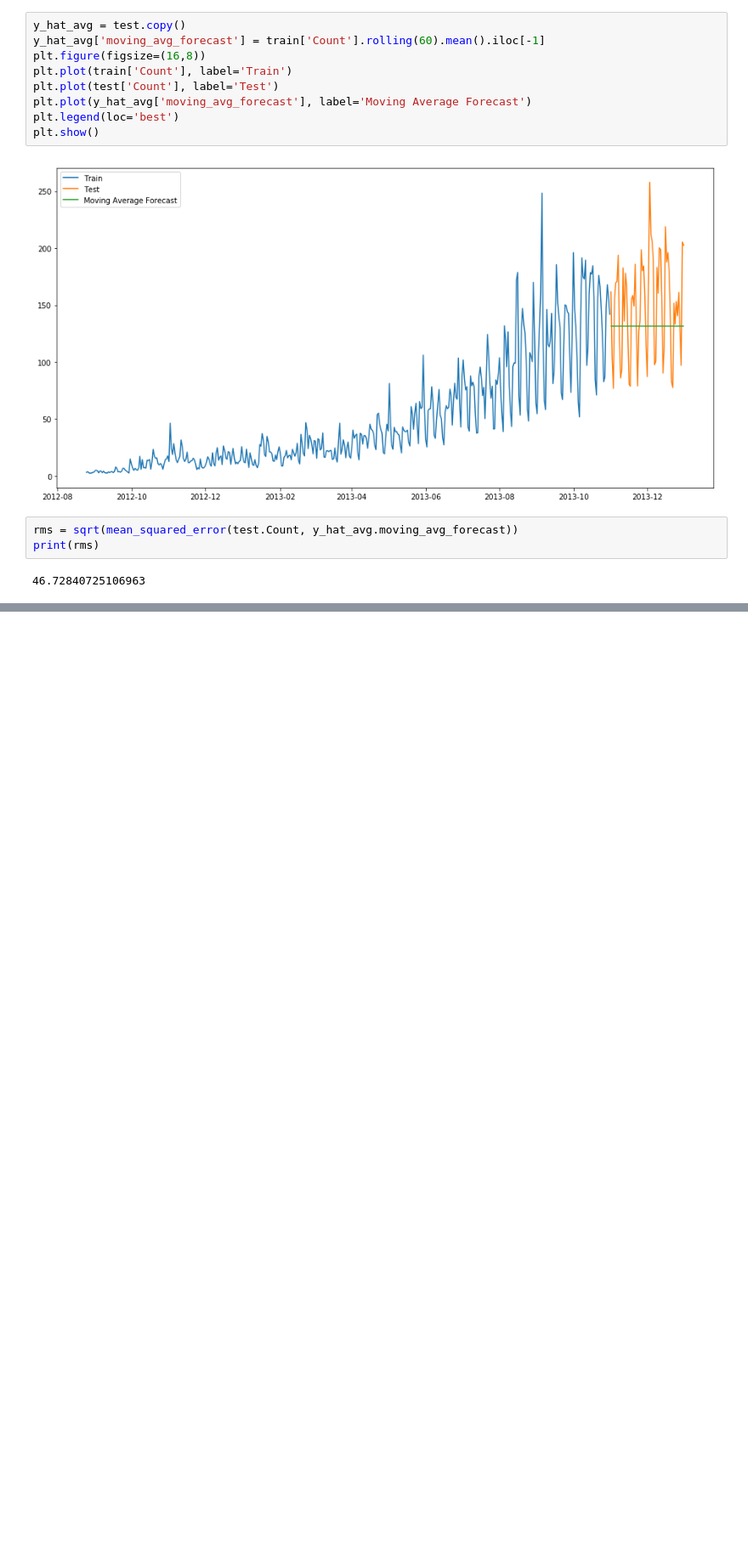
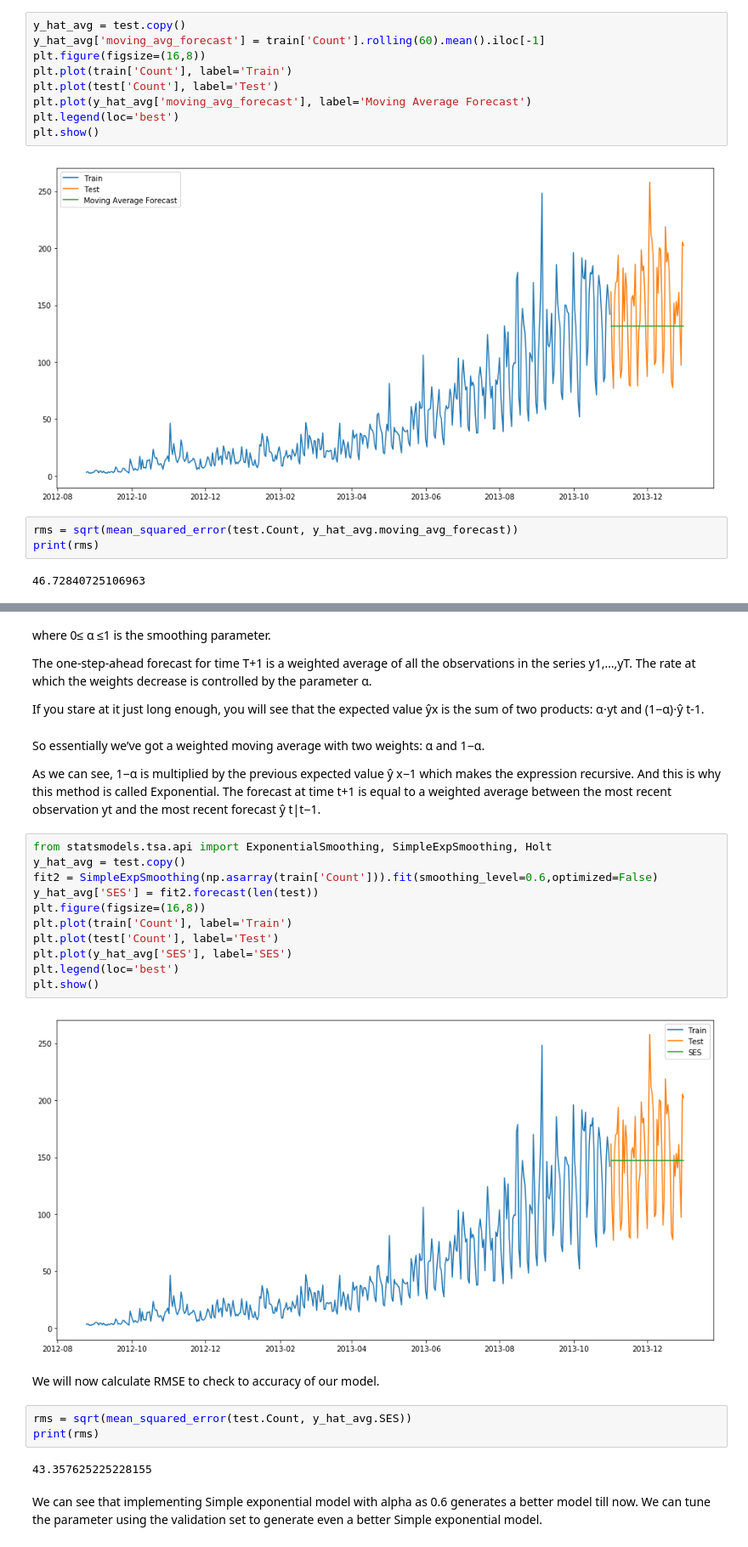
Before and after one commit to Lplenka/DS_NN, a Jupyter notebook: time_series/Time_Series_using_statsmodel.ipynb, the cells around one changed output, grey strips where cells are left out. Shown at 85% size. Cells and saved outputs as stored; diff of their text form; blank space fills up the shorter version.

Commit message:
Simple Exponential Smoothing model

```diff
--- a/time_series/Time_Series_using_statsmodel.ipynb
+++ b/time_series/Time_Series_using_statsmodel.ipynb
@@ -121,0 +132,32 @@ print(rms)
+# %% [markdown]
+where 0≤ α ≤1 is the smoothing parameter.
+
+The one-step-ahead forecast for time T+1 is a weighted average of all the observations in the series y1,…,yT. The rate at which the weights decrease is controlled by the parameter α.
+
+If you stare at it just long enough, you will see that the expected value ŷx is the sum of two products: α⋅yt and (1−α)⋅ŷ t-1.
+# %% [markdown]
+So essentially we’ve got a weighted moving average with two weights: α and 1−α.
+
+As we can see, 1−α is multiplied by the previous expected value ŷ x−1 which makes the expression recursive. And this is why this method is called Exponential. The forecast at time t+1 is equal to a weighted average between the most recent observation yt and the most recent forecast ŷ t|t−1.
+# %%
+from statsmodels.tsa.api import ExponentialSmoothing, SimpleExpSmoothing, Holt
+y_hat_avg = test.copy()
+fit2 = SimpleExpSmoothing(np.asarray(train['Count'])).fit(smoothing_level=0.6,optimized=False)
+y_hat_avg['SES'] = fit2.forecast(len(test))
+plt.figure(figsize=(16,8))
+plt.plot(train['Count'], label='Train')
+plt.plot(test['Count'], label='Test')
+plt.plot(y_hat_avg['SES'], label='SES')
+plt.legend(loc='best')
+plt.show()
+# %% [output]
+[figure, added]
+# %% [markdown]
+We will now calculate RMSE to check to accuracy of our model.
+# %%
+rms = sqrt(mean_squared_error(test.Count, y_hat_avg.SES))
+print(rms)
+# %% [output]
+43.357625225228155
+# %% [markdown]
+We can see that implementing Simple exponential model with alpha as 0.6 generates a better model till now. We can tune the parameter using the validation set to generate even a better Simple exponential model.
```
Also changed, not shown: parts of 3 cells of this notebook.
